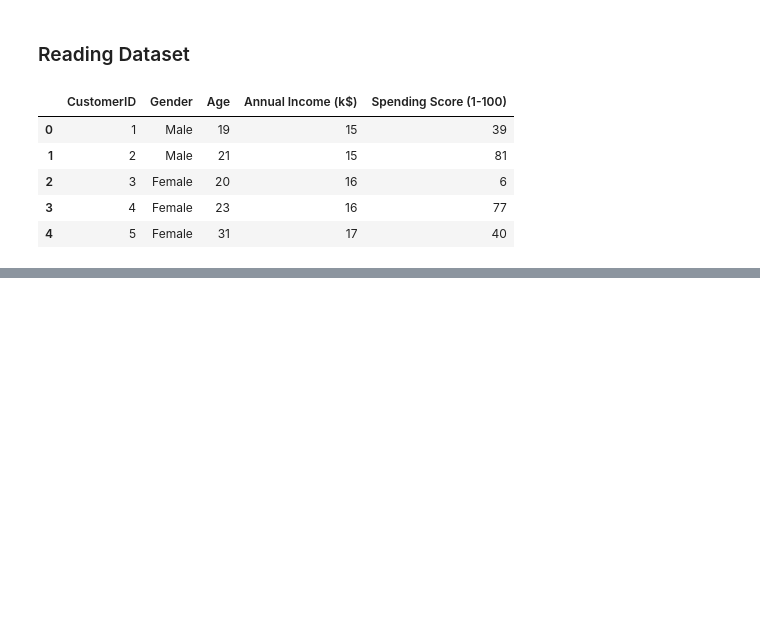
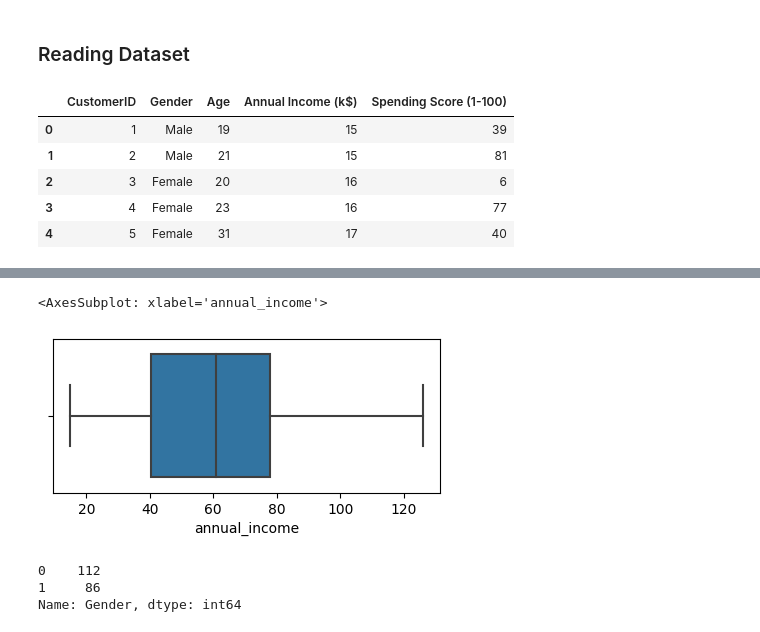
Before and after one commit to mubarakmayyeri/customer-segmentaion, a Jupyter notebook: customer_segmentaion.ipynb, the cells around one changed output, grey strips where cells are left out. Drawn from its saved outputs; the diff is of its cells as text; code cells hidden in the pictures; blank space fills up the shorter version.

```diff
--- a/customer_segmentaion.ipynb
+++ b/customer_segmentaion.ipynb
@@ -23,0 +123,16 @@ df.head()
+# %%
+#handling outliers
+q1 = df['annual_income'].quantile(0.25)
+q3 = df['annual_income'].quantile(0.75)
+
+iqr = q3 - q1
+upper_limit = q3 + 1.5 * iqr
+lower_limit = q1 - 1.5 * iqr
+
+df = df[df['annual_income'] < upper_limit]
+# %%
+plt.figure(figsize=(5,2))
+sns.boxplot(x= df['annual_income'])
+# %% [output]
+<AxesSubplot: xlabel='annual_income'>
+[figure, added]
@@ -23,0 +142,6 @@ df.head()
+# %%
+df['Gender'].value_counts()
+# %% [output]
+0    112
+1     86
+Name: Gender, dtype: int64
```
Also changed, not shown: parts of 21 cells of this notebook.
